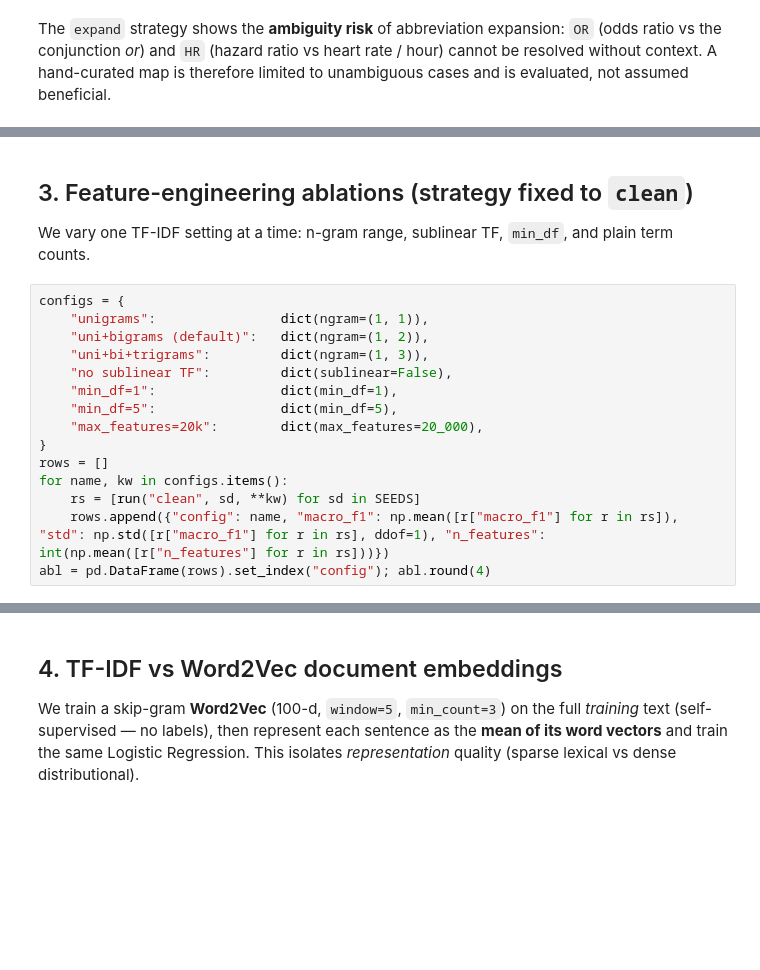
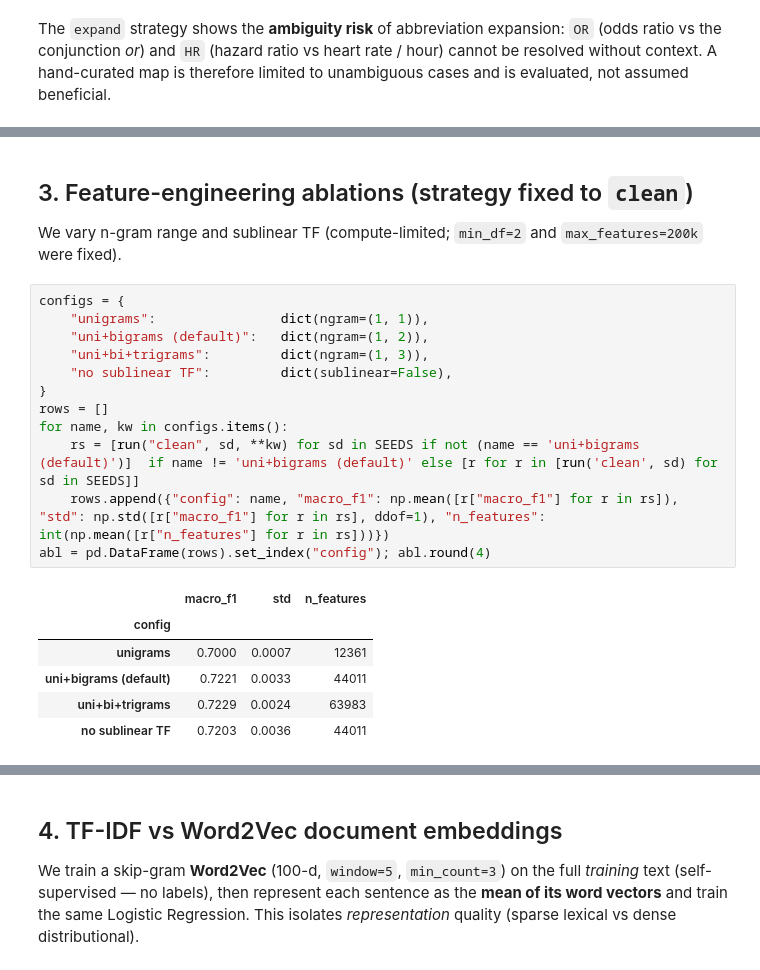
Before and after one commit to TusharPatra26/MediScope, a Jupyter notebook: notebooks/03_preprocessing_and_feature_engineering.ipynb, the cells around one changed output, grey strips where cells are left out. Cells and saved outputs as stored; diff of their text form; blank space fills up the shorter version.

```diff
--- a/notebooks/03_preprocessing_and_feature_engineering.ipynb
+++ b/notebooks/03_preprocessing_and_feature_engineering.ipynb
@@ -156,22 +215,26 @@ pd.DataFrame(rows).set_index("strategy").round(4)
 # %% [markdown]
 ## 3. Feature-engineering ablations (strategy fixed to `clean`)
 
-We vary one TF-IDF setting at a time: n-gram range, sublinear TF, `min_df`, and plain term counts.
+We vary n-gram range and sublinear TF (compute-limited; `min_df=2` and `max_features=200k` were fixed).
 # %%
 configs = {
     "unigrams":                dict(ngram=(1, 1)),
     "uni+bigrams (default)":   dict(ngram=(1, 2)),
     "uni+bi+trigrams":         dict(ngram=(1, 3)),
     "no sublinear TF":         dict(sublinear=False),
-    "min_df=1":                dict(min_df=1),
-    "min_df=5":                dict(min_df=5),
-    "max_features=20k":        dict(max_features=20_000),
 }
 rows = []
 for name, kw in configs.items():
-    rs = [run("clean", sd, **kw) for sd in SEEDS]
+    rs = [run("clean", sd, **kw) for sd in SEEDS if not (name == 'uni+bigrams (default)')]  if name != 'uni+bigrams (default)' else [r for r in [run('clean', sd) for sd in SEEDS]]
     rows.append({"config": name, "macro_f1": np.mean([r["macro_f1"] for r in rs]), "std": np.std([r["macro_f1"] for r in rs], ddof=1), "n_features": int(np.mean([r["n_features"] for r in rs]))})
 abl = pd.DataFrame(rows).set_index("config"); abl.round(4)
+# %% [output]
+|  | macro_f1 | std | n_features |
+| config |  |  |  |
+| unigrams | 0.7000 | 0.0007 | 12361 |
+| uni+bigrams (default) | 0.7221 | 0.0033 | 44011 |
+| uni+bi+trigrams | 0.7229 | 0.0024 | 63983 |
+| no sublinear TF | 0.7203 | 0.0036 | 44011 |
 # %%
 fig, axes = plt.subplots(1, 2, figsize=(11, 3.6))
 a = abl.sort_values("macro_f1"); axes[0].barh(a.index, a.macro_f1, xerr=a["std"], color=PALETTE[3], ecolor=PALETTE[1], capsize=3); axes[0].set_xlim(a.macro_f1.min() - .01, a.macro_f1.max() + .01); axes[0].set_title("dev macro-F1")
```
Also changed, not shown: parts of 16 cells of this notebook, 44 other files.
